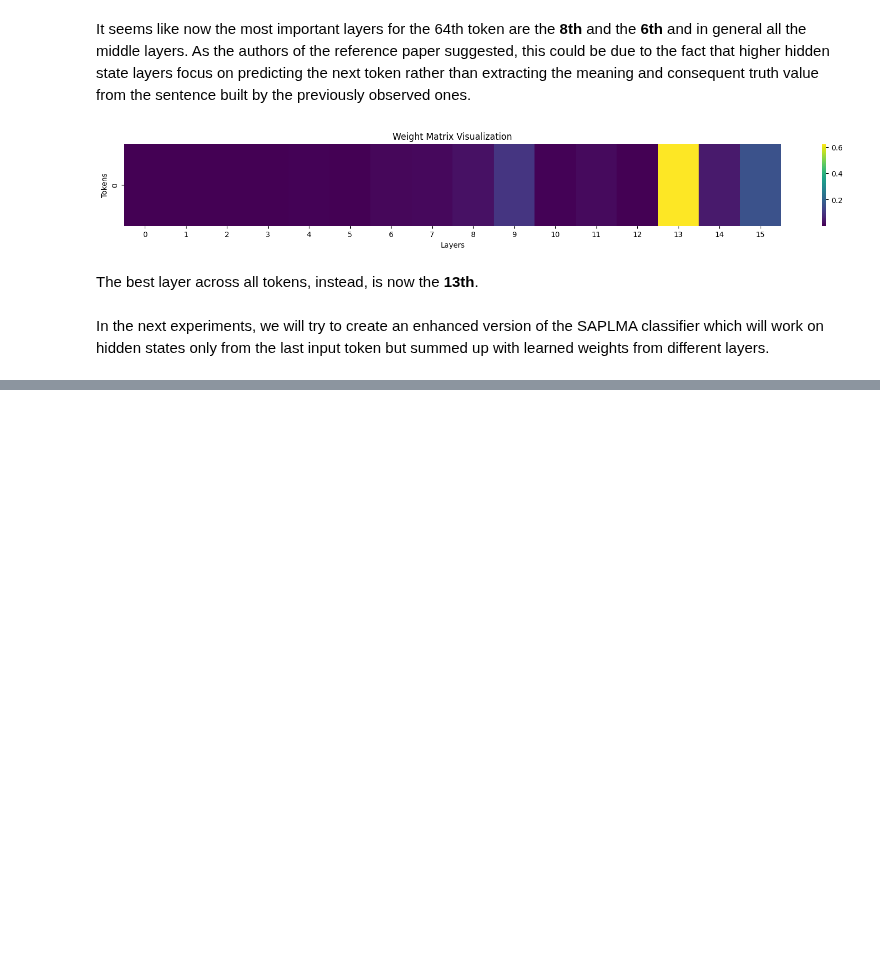
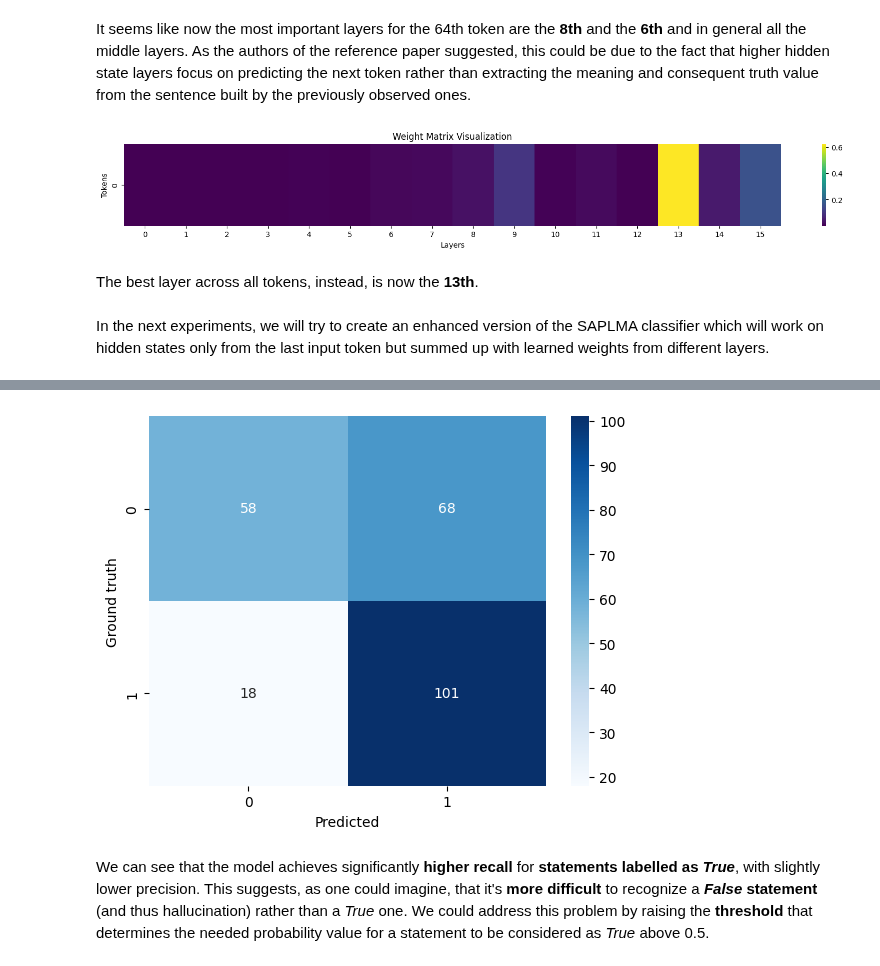
Before and after one commit to simonesestito/AML-project, a Jupyter notebook: 4_weight_token_layers.ipynb, the cells around one changed output, grey strips where cells are left out. Saved outputs shown, nothing was run; the diff lists cells and outputs as text; code cells hidden in the pictures; blank space fills up the shorter version.

Commit message:
Move nb4 evaluation from nb5 to nb4 itself

```diff
--- a/4_weight_token_layers.ipynb
+++ b/4_weight_token_layers.ipynb
@@ -386,0 +432,14 @@ In the next experiments, we will try to create an enhanced version of the SAPLMA
+# %%
+# load the trained model from Weights&Biases
+saplma_artifact_id = 'aml-2324-project/llama-hallucination-detector/attention-aware-weighted-tokens-architecture-hc7ivucr:best'
+
+run = wandb.init()
+artifact = run.use_artifact(saplma_artifact_id, type='model')
+artifact_dir = artifact.download()
+
+saplma = LightningHiddenStateSAPLMA.load_from_checkpoint(
+    os.path.join(artifact_dir, 'model.ckpt'),
+    llama=llama,
+    saplma_classifier=OriginalSAPLMAClassifier(),
+    reduction=AttentionAwareWeightedMeanReduction(),
+).eval()
@@ -386,0 +455,8 @@ In the next experiments, we will try to create an enhanced version of the SAPLMA
+# %%
+#@title Reload the dataset
+datamodule = StatementDataModule(batch_size=64, drive_path='publicDataset')
+datamodule.prepare_data()
+datamodule.set_test_topic('generated_true_false')
+datamodule.setup()
+
+test_loader = datamodule.test_dataloader()
@@ -386,0 +471,3 @@ In the next experiments, we will try to create an enhanced version of the SAPLMA
+# %%
+from hallucination_detector.utils import ClassificatorEvaluation
+evaluator = ClassificatorEvaluation(saplma, test_loader)
@@ -386,0 +485,6 @@ In the next experiments, we will try to create an enhanced version of the SAPLMA
+# %%
+evaluator.plot_confusion_matrix()
+# %% [output]
+[figure, added]
+# %% [markdown]
+We can see that the model achieves significantly **higher recall** for **statements labelled as *True***, with slightly lower precision. This suggests, as one could imagine, that it's **more difficult** to recognize a ***False* statement** (and thus hallucination) rather than a *True* one. We could address this problem by raising the **threshold** that determines the needed probability value for a statement to be considered as *True* above 0.5.
```
Also changed, not shown: parts of 16 cells of this notebook.
